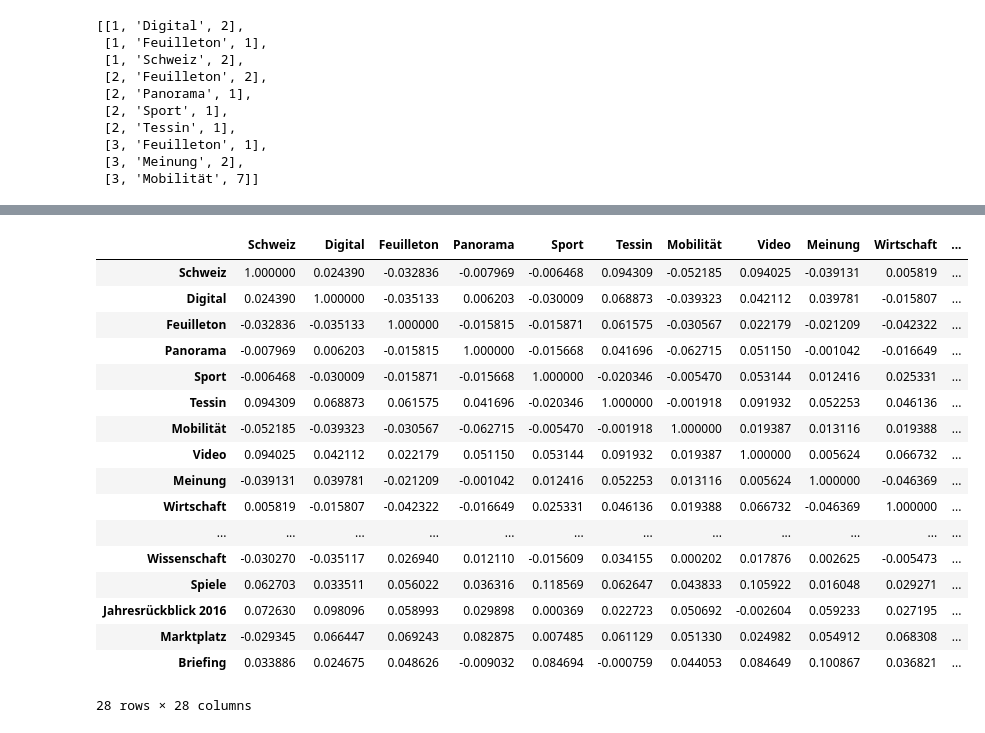
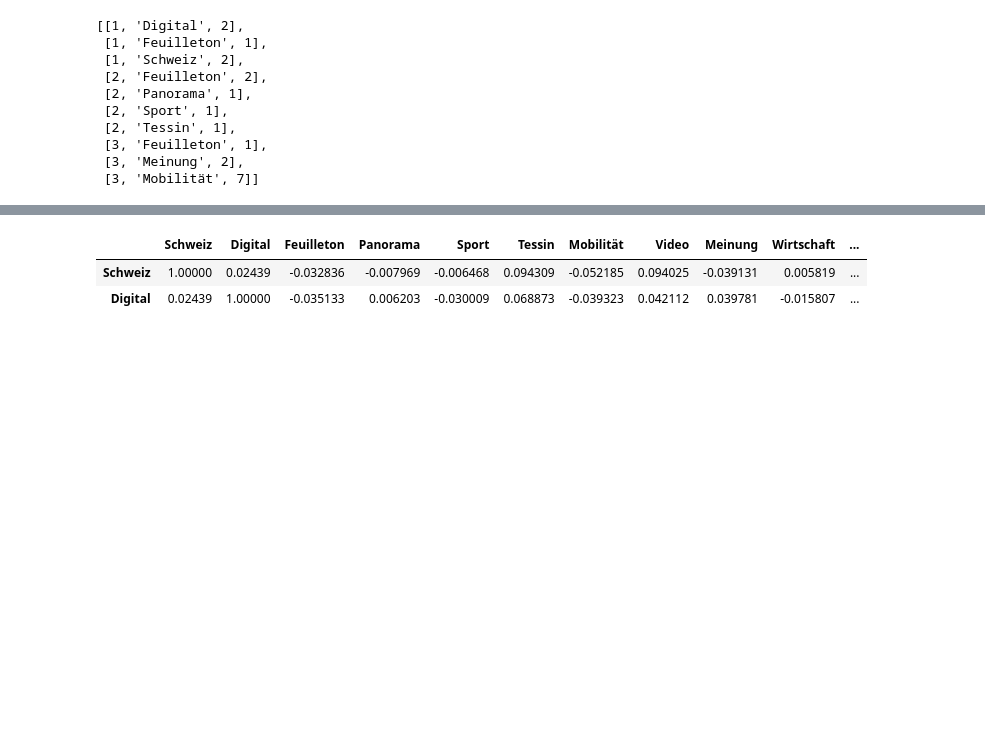
Before and after one commit to amakarewicz/RecommenderSystem, a Jupyter notebook: Piotr/data_clean/department_corr.ipynb, the cells around one changed output, grey strips where cells are left out. Cells and saved outputs as stored; diff of their text form; code cells hidden in the pictures; blank space fills up the shorter version.

```diff
--- a/Piotr/data_clean/department_corr.ipynb
+++ b/Piotr/data_clean/department_corr.ipynb
@@ -49,22 +40,9 @@ corr.head()
 # %%
-# corr[(corr[:] != 1) & (corr[:] > 0.1)]
-corr[corr.eq(1).any(1)]
+pd.set_option('display.max_columns', None)
+# corr[(corr.iloc[:] != 1) & (corr.iloc[:] > 0.1)]
+# corr.loc["Sport","Euro 2016"]
+corr.head(2)
 # %% [output]
 |  | Schweiz | Digital | Feuilleton | Panorama | Sport | Tessin | Mobilität | Video | Meinung | Wirtschaft | ... |
-| Schweiz | 1.000000 | 0.024390 | -0.032836 | -0.007969 | -0.006468 | 0.094309 | -0.052185 | 0.094025 | -0.039131 | 0.005819 | ... |
-| Digital | 0.024390 | 1.000000 | -0.035133 | 0.006203 | -0.030009 | 0.068873 | -0.039323 | 0.042112 | 0.039781 | -0.015807 | ... |
-| Feuilleton | -0.032836 | -0.035133 | 1.000000 | -0.015815 | -0.015871 | 0.061575 | -0.030567 | 0.022179 | -0.021209 | -0.042322 | ... |
-| Panorama | -0.007969 | 0.006203 | -0.015815 | 1.000000 | -0.015668 | 0.041696 | -0.062715 | 0.051150 | -0.001042 | -0.016649 | ... |
-| Sport | -0.006468 | -0.030009 | -0.015871 | -0.015668 | 1.000000 | -0.020346 | -0.005470 | 0.053144 | 0.012416 | 0.025331 | ... |
-| Tessin | 0.094309 | 0.068873 | 0.061575 | 0.041696 | -0.020346 | 1.000000 | -0.001918 | 0.091932 | 0.052253 | 0.046136 | ... |
-| Mobilität | -0.052185 | -0.039323 | -0.030567 | -0.062715 | -0.005470 | -0.001918 | 1.000000 | 0.019387 | 0.013116 | 0.019388 | ... |
-| Video | 0.094025 | 0.042112 | 0.022179 | 0.051150 | 0.053144 | 0.091932 | 0.019387 | 1.000000 | 0.005624 | 0.066732 | ... |
-| Meinung | -0.039131 | 0.039781 | -0.021209 | -0.001042 | 0.012416 | 0.052253 | 0.013116 | 0.005624 | 1.000000 | -0.046369 | ... |
-| Wirtschaft | 0.005819 | -0.015807 | -0.042322 | -0.016649 | 0.025331 | 0.046136 | 0.019388 | 0.066732 | -0.046369 | 1.000000 | ... |
-| ... | ... | ... | ... | ... | ... | ... | ... | ... | ... | ... | ... |
-| Wissenschaft | -0.030270 | -0.035117 | 0.026940 | 0.012110 | -0.015609 | 0.034155 | 0.000202 | 0.017876 | 0.002625 | -0.005473 | ... |
-| Spiele | 0.062703 | 0.033511 | 0.056022 | 0.036316 | 0.118569 | 0.062647 | 0.043833 | 0.105922 | 0.016048 | 0.029271 | ... |
-| Jahresrückblick 2016 | 0.072630 | 0.098096 | 0.058993 | 0.029898 | 0.000369 | 0.022723 | 0.050692 | -0.002604 | 0.059233 | 0.027195 | ... |
-| Marktplatz | -0.029345 | 0.066447 | 0.069243 | 0.082875 | 0.007485 | 0.061129 | 0.051330 | 0.024982 | 0.054912 | 0.068308 | ... |
-| Briefing | 0.033886 | 0.024675 | 0.048626 | -0.009032 | 0.084694 | -0.000759 | 0.044053 | 0.084649 | 0.100867 | 0.036821 | ... |
+| Schweiz | 1.00000 | 0.02439 | -0.032836 | -0.007969 | -0.006468 | 0.094309 | -0.052185 | 0.094025 | -0.039131 | 0.005819 | ... |
+| Digital | 0.02439 | 1.00000 | -0.035133 | 0.006203 | -0.030009 | 0.068873 | -0.039323 | 0.042112 | 0.039781 | -0.015807 | ... |
-28 rows × 28 columns
```
Also changed, not shown: parts of 3 cells of this notebook, 7 other files.
